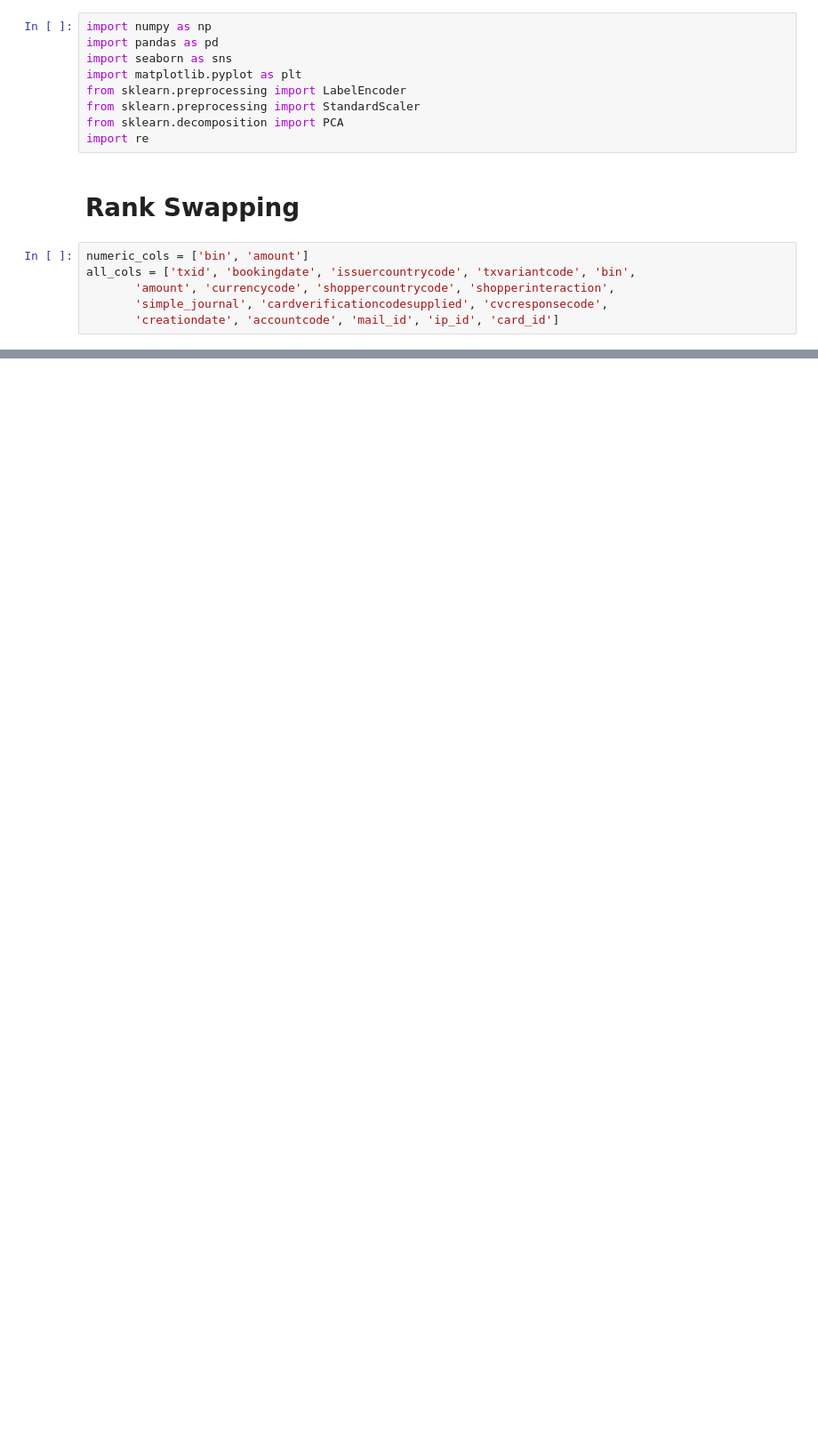
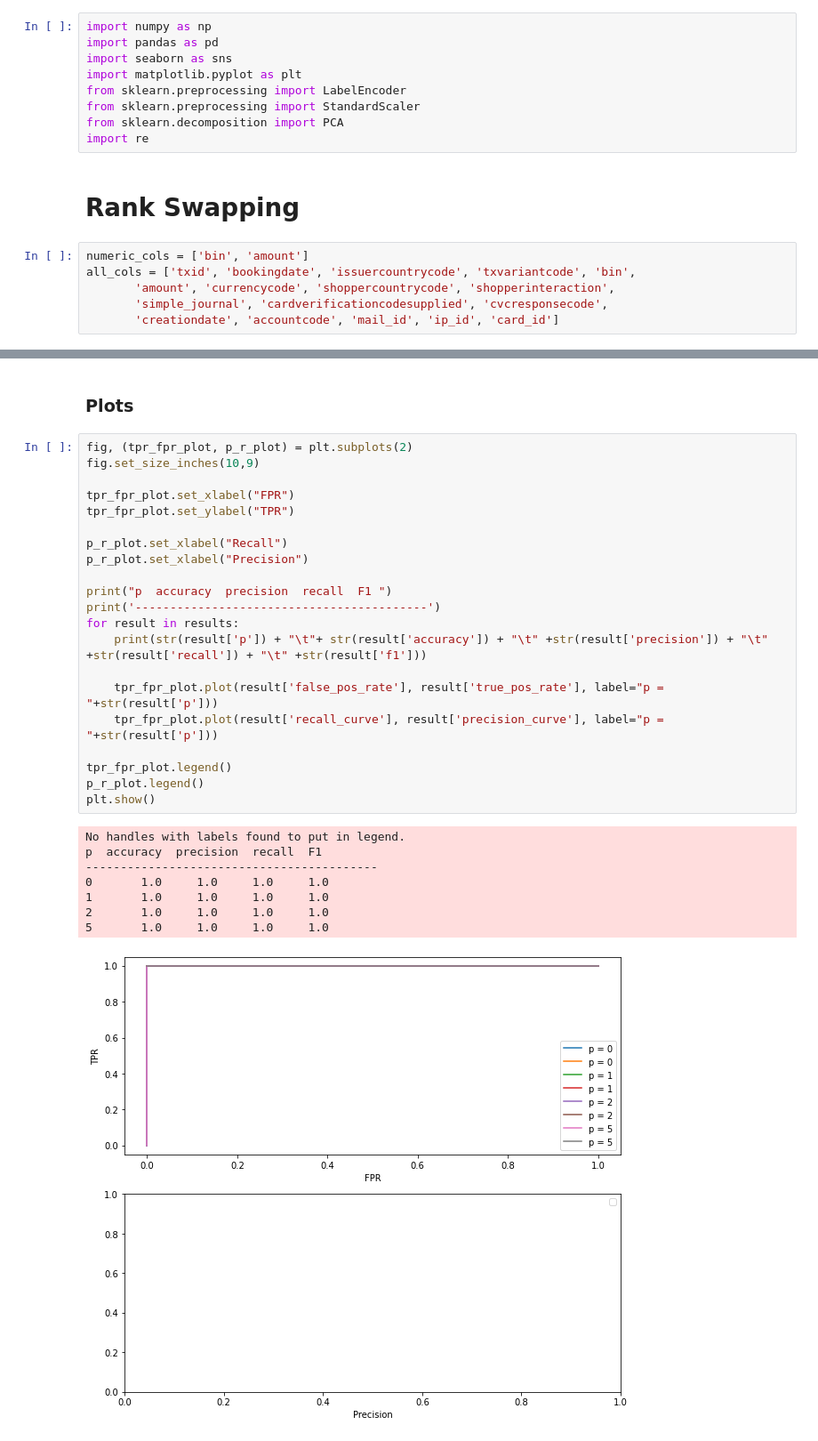
Before and after one commit to sharwinbobde/cyber-data-analytics, a Jupyter notebook: Part 1/RankSwapping.ipynb, the cells around one changed output, grey strips where cells are left out. Shown at 89% size. Saved outputs shown, nothing was run; the diff lists cells and outputs as text; blank space fills up the shorter version.

```diff
--- a/Part 1/RankSwapping.ipynb
+++ b/Part 1/RankSwapping.ipynb
@@ -54,0 +73,32 @@ ValueError: could not convert string to float: '2015-11-09 14:26:51'
+# %% [markdown]
+### Plots
+# %%
+fig, (tpr_fpr_plot, p_r_plot) = plt.subplots(2)
+fig.set_size_inches(10,9)
+
+tpr_fpr_plot.set_xlabel("FPR")
+tpr_fpr_plot.set_ylabel("TPR")
+
+p_r_plot.set_xlabel("Recall")
+p_r_plot.set_xlabel("Precision")
+
+print("p  accuracy  precision  recall  F1 ")
+print('------------------------------------------')
+for result in results:
+    print(str(result['p']) + "\t"+ str(result['accuracy']) + "\t" +str(result['precision']) + "\t" +str(result['recall']) + "\t" +str(result['f1']))
+
+    tpr_fpr_plot.plot(result['false_pos_rate'], result['true_pos_rate'], label="p = "+str(result['p']))
+    tpr_fpr_plot.plot(result['recall_curve'], result['precision_curve'], label="p = "+str(result['p']))
+
+tpr_fpr_plot.legend()
+p_r_plot.legend()
+plt.show()
+# %% [output]
+No handles with labels found to put in legend.
+p  accuracy  precision  recall  F1
+------------------------------------------
+0       1.0     1.0     1.0     1.0
+1       1.0     1.0     1.0     1.0
+2       1.0     1.0     1.0     1.0
+5       1.0     1.0     1.0     1.0
+[figure, added]
```
Also changed, not shown: parts of 1 cell of this notebook, 3 other files.
